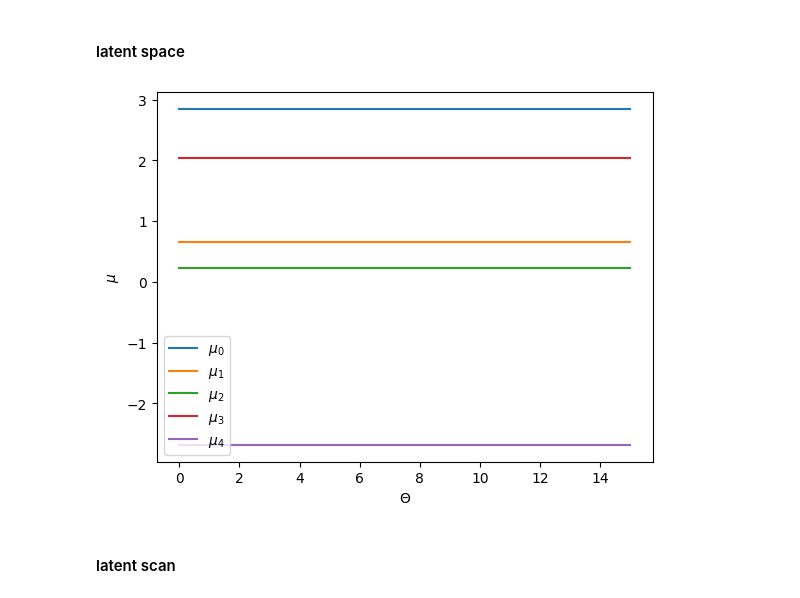
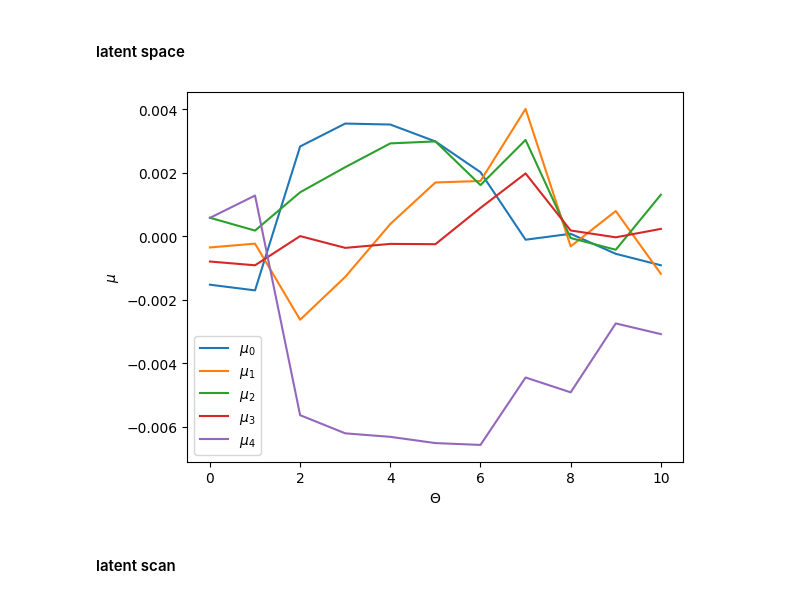
Before and after one commit to YumaAL/pcVAE, a Jupyter notebook: cpVAE_spin1.ipynb, the cells around one changed output. Saved outputs shown, nothing was run; the diff lists cells and outputs as text; code cells hidden in the pictures.

Commit message:
cpVAE is benchmarked with product states

```diff
--- a/cpVAE_spin1.ipynb
+++ b/cpVAE_spin1.ipynb
@@ -468,7 +470,7 @@ for i in range(len(p_i[0])):
     sum_p_i = jnp.sum(p_i[0][i])
     print('all prob at site {}: {}'.format(i, sum_p_i))
 # %%
-dirname_res = path + "/results_VAE/beta_cpVAE"
+dirname_res = path + "/results_VAE/beta_cpVAE" + "/N{}_J1.0".format(N)
 os.makedirs(dirname_res, exist_ok=True)
 
 ### INITIALIZATION ###
@@ -485,7 +487,7 @@ enc_lat = Encoder_and_latent(latent_dim=latent_dim)
 params_encoder = enc_lat.init(rng, input_init, key_init)['params']
 
 # decoder
-features = 4*N
+features = 2*N
 layers = 3
 hi = nk.hilbert.Spin(s=1, N=N)
 decoder = ARNNDense(hilbert=hi, layers=layers, features=features)
@@ -499,8 +501,8 @@ opt = optax.adabelief(learning_rate=lr)
 opt_state = opt.init(params)
 
 # epochs
-num_epochs = 10
-beta = 0.0
+num_epochs = 20
+beta = 1.0
 
 ### TRAINING ###
 history_loss = []
@@ -617,7 +616,7 @@ def get_sample(model, params, latent_var, key):
     for i in range(latent_dim, latent_dim+N):
 
         p = model.apply(params, samples, method=model.conditionals)[:,i,:]
-        local_states = jnp.array([-2,0,2])#jnp.asarray(self.hilbert.local_states)
+        local_states = jnp.array([-1,0,1])#jnp.asarray(self.hilbert.local_states)
         key = jax.random.split(key)[0]
         spin_value_sampled = nkjax.batch_choice(key, local_states, p)
 
@@ -650,9 +649,10 @@ def recon_error(df, encoder, decoder, params, key):
     return df
 # %%
 # load model
+params_encoder, params_decoder = data['params']
 encoder = Encoder_and_latent(latent_dim=latent_dim)
 hi = nk.hilbert.Spin(s=1, N=N)
-decoder = ARNNDense(hilbert=hi, layers=3, features=features)
+decoder = ARNNDense(hilbert=hi, layers=layers, features=features)
 # %%
 df = recon_error(df, encoder, decoder, data['params'], key)
 df.head()
@@ -750,18 +760,19 @@ def meanval(df, encoder, params, key):
     for i in range(len(meanvals[0])):
         df['$\mu_{}$'.format(i)] = [row[i] for row in meanvals]
     return df
-def plot_meanval(df, latent_dim):
+def plot_meanval(df, latent_dim, dirname_res):
     for i in range(latent_dim):
         plt.plot(df['$\mu_{}$'.format(i)], label='$\mu_{}$'.format(i))
     plt.xlabel('$\Theta$')
     plt.ylabel('$\mu$')
     plt.legend()
+    plt.savefig("{}/meanval.png".format(dirname_res))
     plt.show()
 # %%
 df = meanval(df, encoder, params, key)
-plot_meanval(df, latent_dim)
+plot_meanval(df, latent_dim, dirname_res)
 # %% [output]
-[figure, old version]
+[figure, new version]
 # %%
 filename = '{}/'.format(dirname_res) + "latdim_{}".format(latent_dim) + "_beta_{}".format(beta) + "_df.csv"
 df.to_csv(filename, index=False, encoding='utf-8-sig')
```
Also changed, not shown: parts of 17 cells of this notebook, 1 other file.
